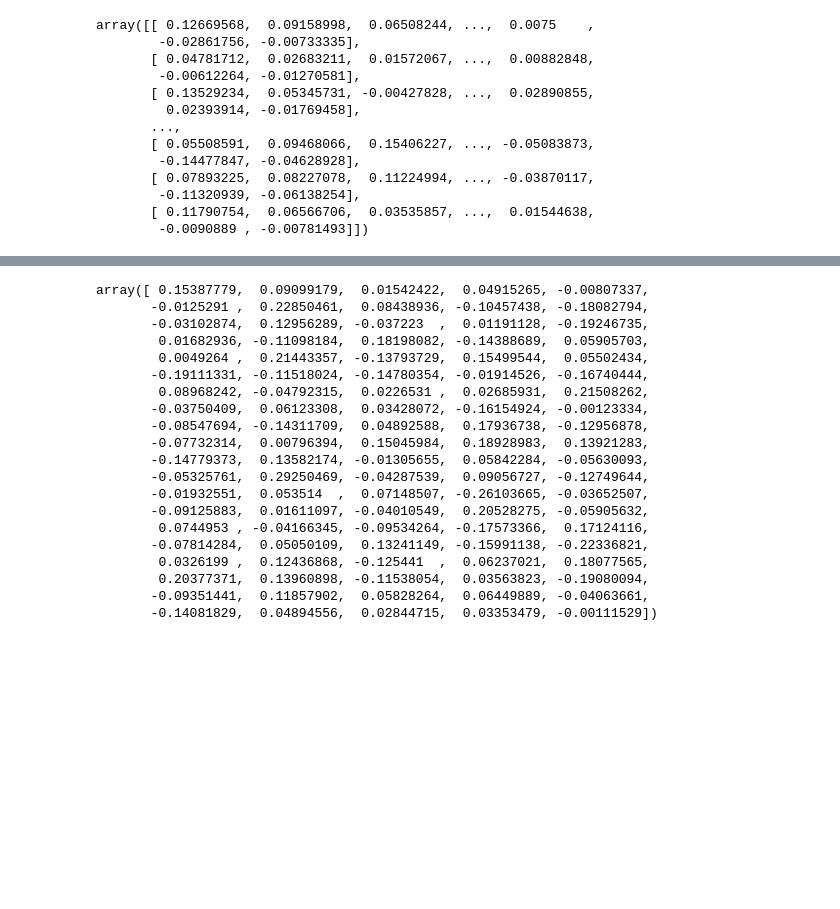
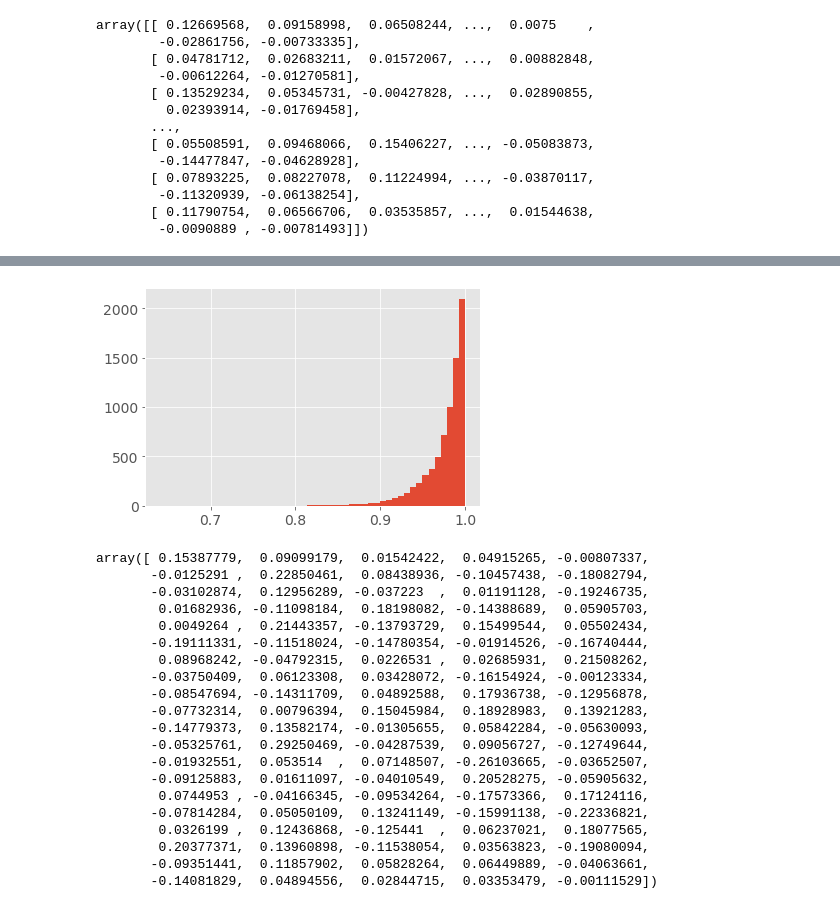
Before and after one commit to mdubatto/capstone2, a Jupyter notebook: src/word_embed.ipynb, the cells around one changed output, grey strips where cells are left out. Drawn from its saved outputs; the diff is of its cells as text; code cells hidden in the pictures; blank space fills up the shorter version.

```diff
--- a/src/word_embed.ipynb
+++ b/src/word_embed.ipynb
@@ -202,10 +205,11 @@ array([[ 0.12669568,  0.09158998,  0.06508244, ...,  0.0075    ,
        [ 0.11790754,  0.06566706,  0.03535857, ...,  0.01544638,
         -0.0090889 , -0.00781493]])
 # %%
-vec_train.shape
-cosim = cosine_similarity(vec_train[393].reshape(1,-1), vec_train)
+# vec_train.shape
+# cosim = cosine_similarity(vec_train[2].reshape(1,-1), vec_train)
 
-np.min(cosim)
+# np.min(cosim)
 
-print(bow_train[393])
-print(bow_train[np.argmin(cosim)])
+print("True headline:", bow_train[2])
+
+print("Least similar headline:", bow_train[np.argmin(cosim)])
@@ -216,3 +223,7 @@ cosim
+# %%
+plt.hist(cosim.flatten(), bins=50);
+# %% [output]
+[figure, added]
 # %%
 vec_train[393]
 # %% [output]
```
Also changed, not shown: parts of 11 cells of this notebook, 6 other files.
